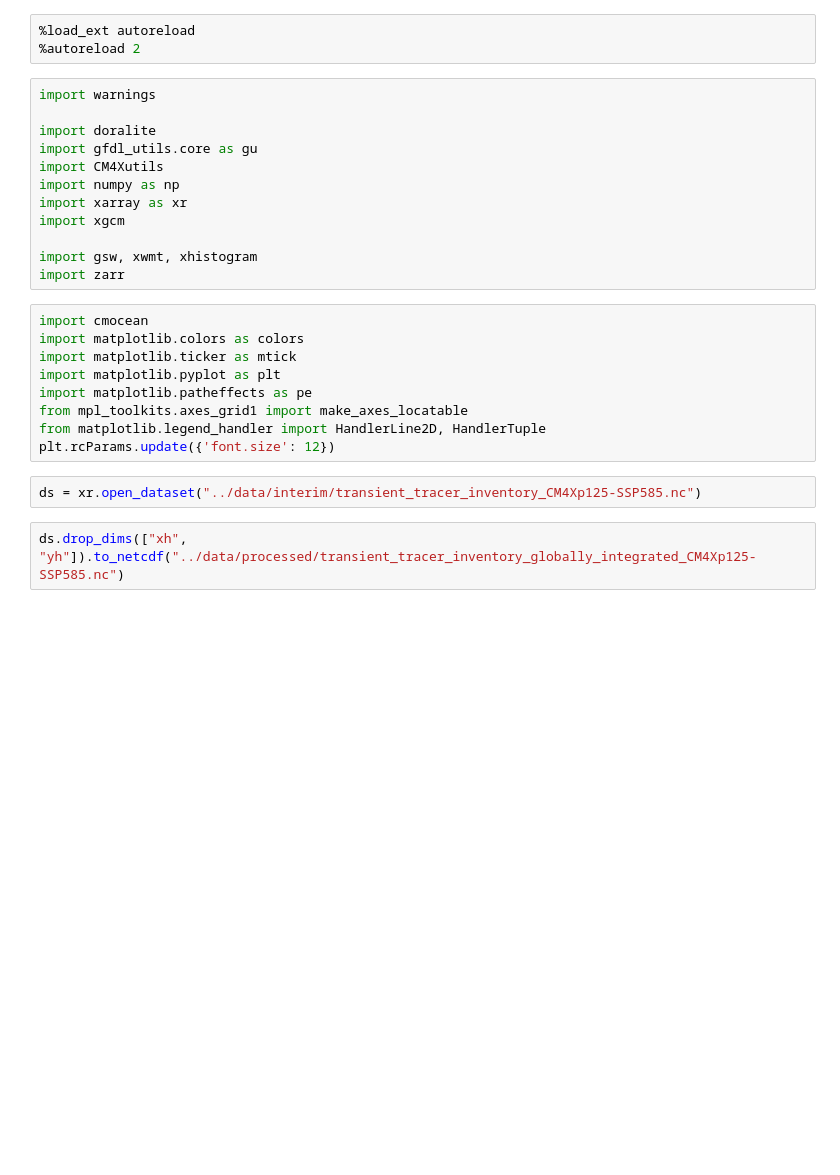
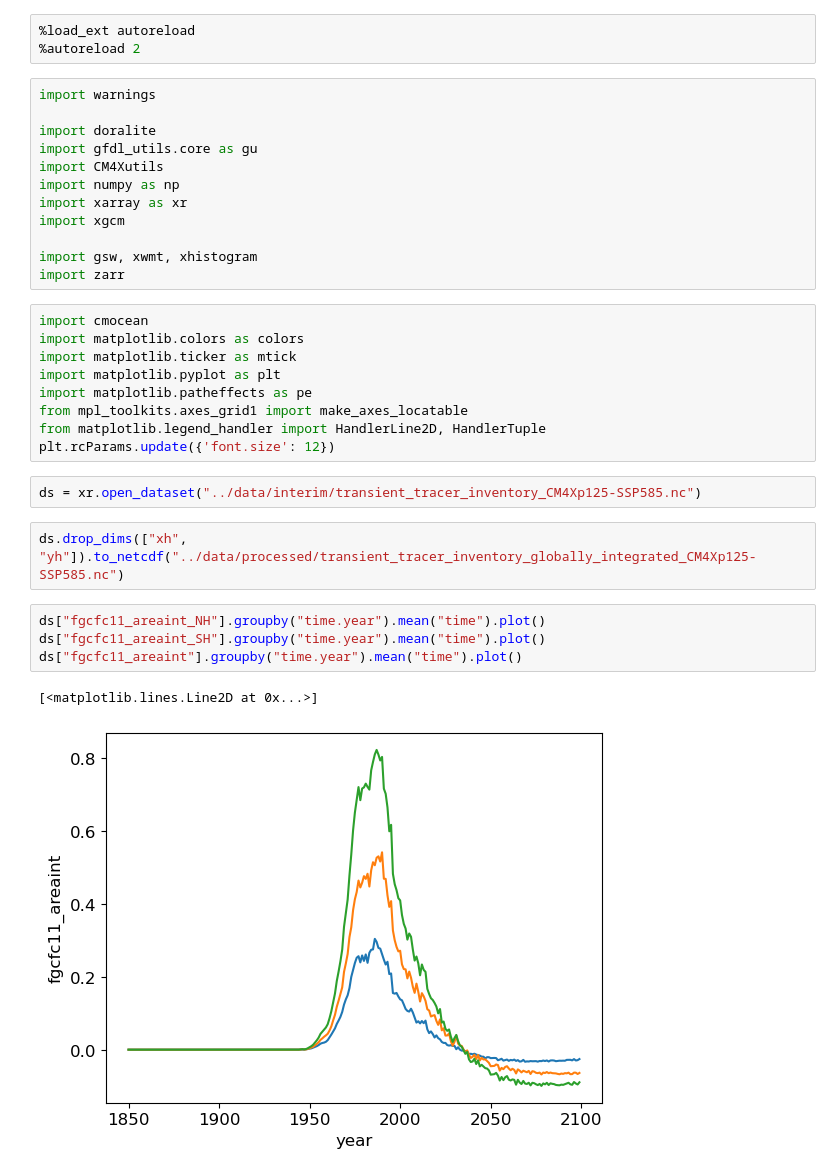
Before and after one commit to hdrake/CM4XTransientTracers, a Jupyter notebook: notebooks/S_process_airsea_flux_for_Megan.ipynb, the cells around one changed output. Saved outputs shown, nothing was run; the diff lists cells and outputs as text; blank space fills up the shorter version.

```diff
--- a/notebooks/S_process_airsea_flux_for_Megan.ipynb
+++ b/notebooks/S_process_airsea_flux_for_Megan.ipynb
@@ -26,3 +26,10 @@ plt.rcParams.update({'font.size': 12})
 ds = xr.open_dataset("../data/interim/transient_tracer_inventory_CM4Xp125-SSP585.nc")
 # %%
 ds.drop_dims(["xh", "yh"]).to_netcdf("../data/processed/transient_tracer_inventory_globally_integrated_CM4Xp125-SSP585.nc")
+# %%
+ds["fgcfc11_areaint_NH"].groupby("time.year").mean("time").plot()
+ds["fgcfc11_areaint_SH"].groupby("time.year").mean("time").plot()
+ds["fgcfc11_areaint"].groupby("time.year").mean("time").plot()
+# %% [output]
+[<matplotlib.lines.Line2D at 0x...>]
+[figure, added]
```
Also changed, not shown: 7 other files.
